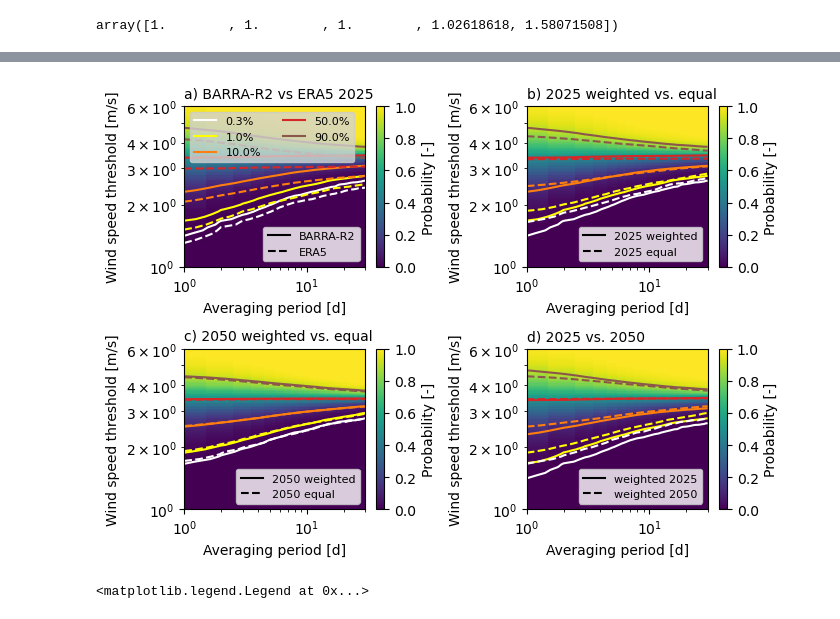
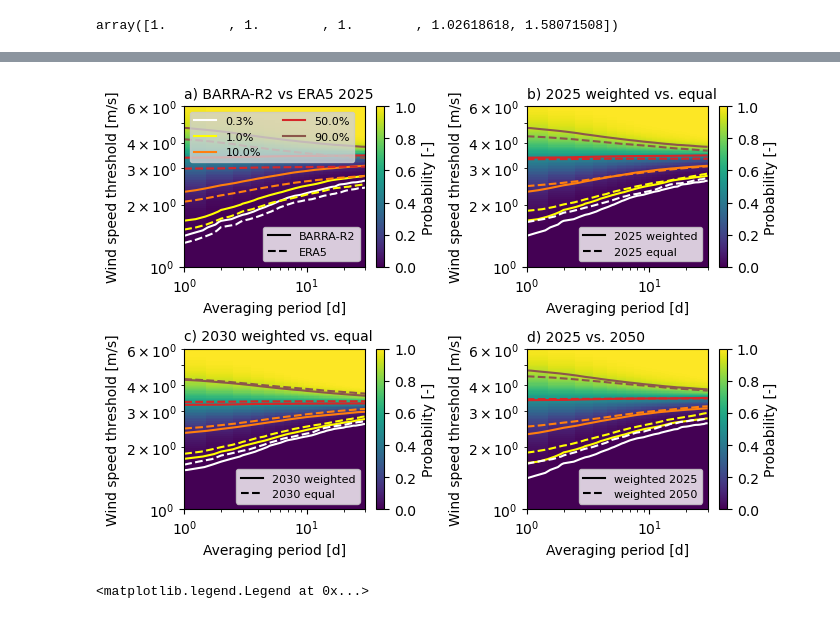
Before and after one commit to dougrichardson/wind_drought, a Jupyter notebook: 07_reanalysis_IDF_curves.ipynb, the cells around one changed output, grey strips where cells are left out. Saved outputs shown, nothing was run; the diff lists cells and outputs as text; code cells hidden in the pictures.

```diff
--- a/07_reanalysis_IDF_curves.ipynb
+++ b/07_reanalysis_IDF_curves.ipynb
@@ -354,42 +352,42 @@ plot_idf_surface(
 )
 ax[0,1].set_title("b) 2025 weighted vs. equal", loc="left", fontsize=10)
 
-# 2025 vs 2050 weighted
+# 2030 weighted vs unweighted
 plot_idf_surface(
     ax[1,0],
     [
-        ws_roll_dict["BARRA-R2_NEM_NEM_wind_2050_weighted"],
-        ws_roll_dict["BARRA-R2_NEM_NEM_wind_2050_unweighted"]
+        ws_roll_dict["BARRA-R2_NEM_NEM_wind_2030_weighted"],
+        ws_roll_dict["BARRA-R2_NEM_NEM_wind_2030_unweighted"]
     ],
     FREQUENCY_QUANTILES[:][::-1], # Need to be ascending so reverse
     legend_labels=None,
-    ls_labels=["2050 weighted", "2050 equal"],
+    ls_labels=["2030 weighted", "2030 equal"],
     colors=IDF_COLORS
 )
-ax[1,0].set_title("c) 2050 weighted vs. equal", loc="left", fontsize=10)
+ax[1,0].set_title("c) 2030 weighted vs. equal", loc="left", fontsize=10)
 
 # 2025 vs 2050 weighted
 plot_idf_surface(
     ax[1,1],
     [
         ws_roll_dict["BARRA-R2_NEM_NEM_wind_2025_weighted"],
         ws_roll_dict["BARRA-R2_NEM_NEM_wind_2050_weighted"]
     ],
     FREQUENCY_QUANTILES[:][::-1], # Need to be ascending so reverse
     legend_labels=None,
     ls_labels=["weighted 2025", "weighted 2050"],
     colors=IDF_COLORS
 )
 ax[1,1].set_title("d) 2025 vs. 2050", loc="left", fontsize=10)
 
 for a in ax.flatten():
     a.set_ylim(1, 6)
     a.set_ylabel("Wind speed threshold [m/s]")
     a.set_xlabel("Averaging period [d]")
 
 plt.tight_layout()
 # %% [output]
-[figure, old version]
+[figure, new version]
 # %%
 L = 1
 
```
Also changed, not shown: parts of 2 cells of this notebook.
